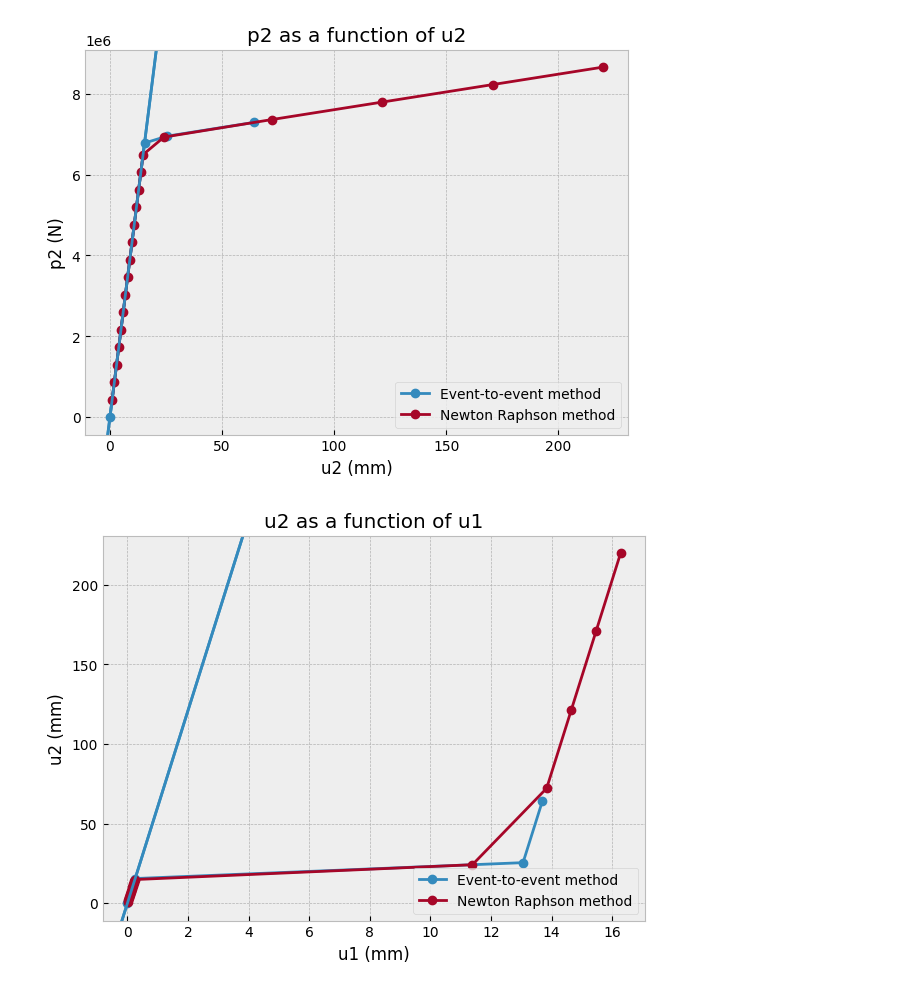
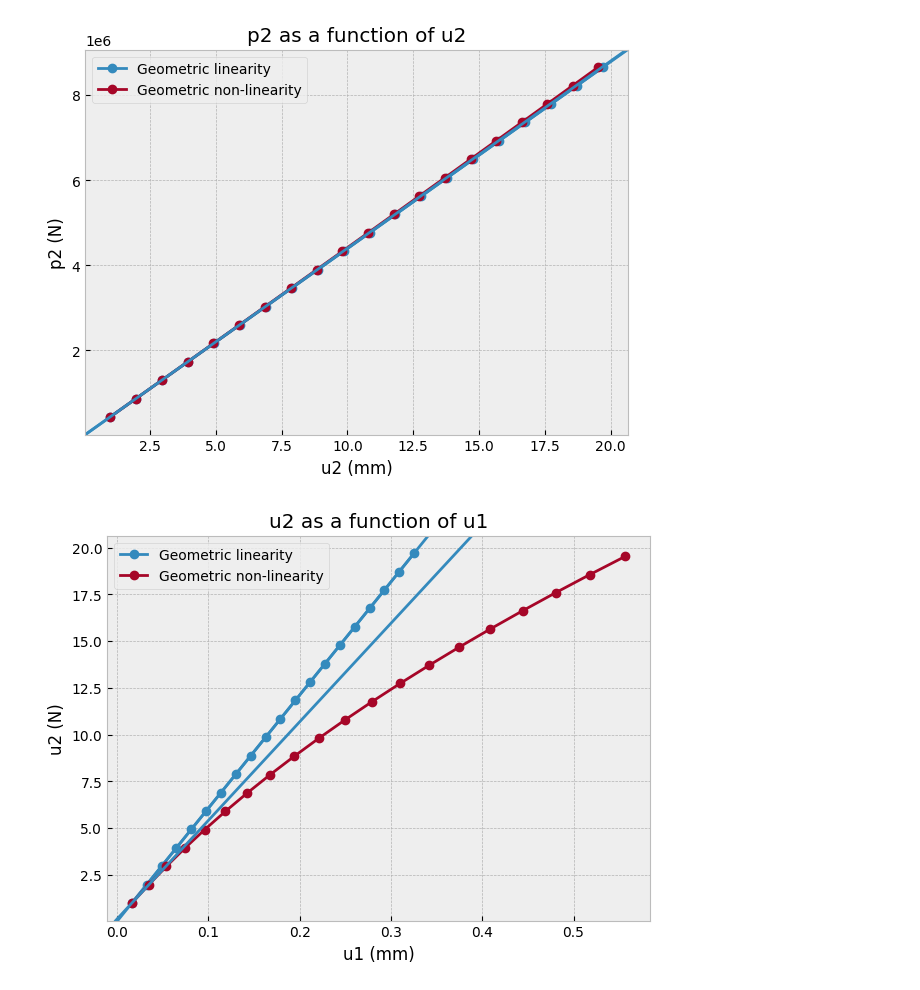
Before and after one commit to LaureToullier/Non-Linear-Analysis, a Jupyter notebook: ASSIGNMENT 3/combined_graphs_hwk3.ipynb, the cells around one changed output. Cells and saved outputs as stored; diff of their text form; code cells hidden in the pictures.

```diff
--- a/ASSIGNMENT 3/combined_graphs_hwk3.ipynb
+++ b/ASSIGNMENT 3/combined_graphs_hwk3.ipynb
@@ -9,0 +7,27 @@ partB = pd.read_csv("partB.csv")
+# %%
+lin107 = pd.read_csv("107_linear.csv")
+lin108 = pd.read_csv("108_linear.csv")
+lin109 = pd.read_csv("109_linear.csv")
+
+nonlin107 = pd.read_csv("Non_lin_load_10^7.csv")
+nonlin108 = pd.read_csv("Non_lin_load_10^8.csv")
+nonlin109 = pd.read_csv("Non_lin_load_10^9.csv")
+
+print(np.max(lin107.p1), np.max(nonlin107.p1))
+print(np.max(lin107.p2), np.max(nonlin107.p2))
+print(np.max(lin107.u1), np.max(nonlin107.u1))
+print(np.max(lin107.u2), np.max(nonlin107.u2))
+
+print(" ")
+
+print(np.max(lin108.p1), np.max(nonlin108.p1))
+print(np.max(lin108.p2), np.max(nonlin108.p2))
+print(np.max(lin108.u1), np.max(nonlin108.u1))
+print(np.max(lin108.u2), np.max(nonlin108.u2))
+
+print(" ")
+
+print(np.max(lin109.p1), np.max(nonlin109.p1))
+print(np.max(lin109.p2), np.max(nonlin109.p2))
+print(np.max(lin109.u1), np.max(nonlin109.u1))
+print(np.max(lin109.u2), np.max(nonlin109.u2))
@@ -22,19 +88,21 @@ def printgraph(x,y,xname,yname,unit1, unit2, **kwargs):
 # %%
+# 10^7
+
 plt.figure(figsize=(7, 5))
-printgraph(partA.u1,partA.p1,"u1","p1","mm","N", label="Event-to-event method", marker="o")
-printgraph(partB.u1,partB.p1,"u1","p1","mm","N", label="Newton Raphson method", marker="o")
+printgraph(lin107.u1,lin107.p1,"u1","p1","mm","N", label="Geometric linearity", marker="o")
+printgraph(nonlin107.u1,nonlin107.p1,"u1","p1","mm","N", label="Geometric non-linearity", marker="o")
 plt.legend()
 plt.show()
 
 plt.figure(figsize=(7, 5))
-printgraph(partA.u2,partA.p2,"u2","p2","mm","N",label="Event-to-event method", marker="o")
-printgraph(partB.u2,partB.p2,"u2","p2","mm","N",label="Newton Raphson method", marker="o")
+printgraph(lin107.u2,lin107.p2,"u2","p2","mm","N", label="Geometric linearity", marker="o")
+printgraph(nonlin107.u2,nonlin107.p2,"u2","p2","mm","N", label="Geometric non-linearity", marker="o")
 plt.legend()
 plt.show()
 
 plt.figure(figsize=(7, 5))
-printgraph(partA.u1,partA.u2,"u1","u2","mm","mm",label="Event-to-event method", marker="o")
-printgraph(partB.u1,partB.u2,"u1","u2","mm","mm",label="Newton Raphson method", marker="o")
+printgraph(lin107.u1,lin107.u2,"u1","u2","mm","N", label="Geometric linearity", marker="o")
+printgraph(nonlin107.u1,nonlin107.u2,"u1","u2","mm","N", label="Geometric non-linearity", marker="o")
 plt.legend()
 plt.show()
 # %% [output]
@@ -42,2 +110,2 @@ plt.show()
-[figure, old version]
+[figure, new version]
-[figure, old version]
+[figure, new version]
```
Also changed, not shown: parts of 6 cells of this notebook, 4 other files.
